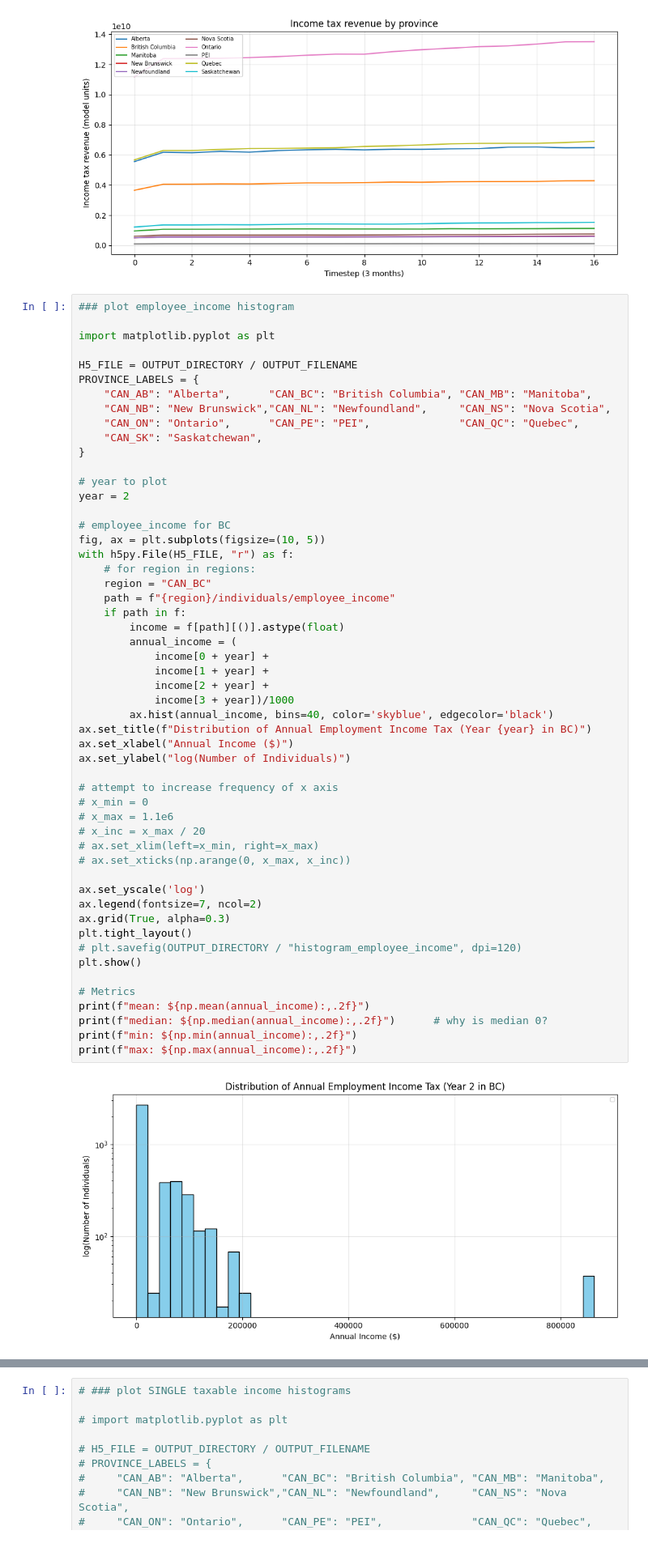
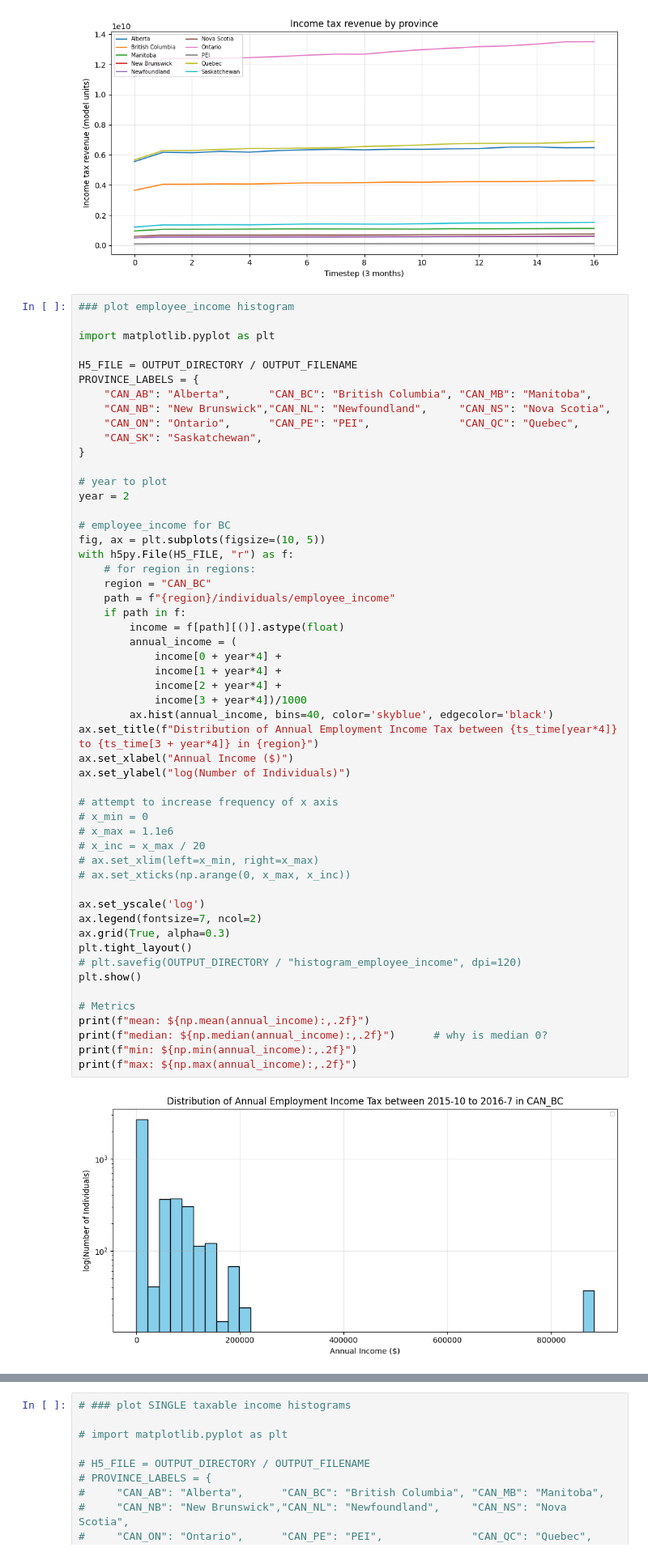
Before and after one commit to bcgov/macroabm-ca, a Jupyter notebook: scenarios/pit_basic.ipynb, the cells around one changed output, grey strips where cells are left out. Shown at 81% size. Drawn from its saved outputs; the diff is of its cells as text.

Commit message:
Updated logic to allow comparison between scenarios

```diff
--- a/scenarios/pit_basic.ipynb
+++ b/scenarios/pit_basic.ipynb
@@ -877,36 +877,36 @@ with h5py.File(H5_FILE, "r") as f:
     # for region in regions:
     region = "CAN_BC"
     path = f"{region}/individuals/employee_income"
     if path in f:
         income = f[path][()].astype(float)
         annual_income = (
-            income[0 + year] +
-            income[1 + year] +
-            income[2 + year] +
-            income[3 + year])/1000
+            income[0 + year*4] +
+            income[1 + year*4] +
+            income[2 + year*4] +
+            income[3 + year*4])/1000
         ax.hist(annual_income, bins=40, color='skyblue', edgecolor='black')
-ax.set_title(f"Distribution of Annual Employment Income Tax (Year {year} in BC)")
+ax.set_title(f"Distribution of Annual Employment Income Tax between {ts_time[year*4]} to {ts_time[3 + year*4]} in {region}")
 ax.set_xlabel("Annual Income ($)")
 ax.set_ylabel("log(Number of Individuals)")
 
 # attempt to increase frequency of x axis
 # x_min = 0
 # x_max = 1.1e6
 # x_inc = x_max / 20
 # ax.set_xlim(left=x_min, right=x_max)
 # ax.set_xticks(np.arange(0, x_max, x_inc))
 
 ax.set_yscale('log')
 ax.legend(fontsize=7, ncol=2)
 ax.grid(True, alpha=0.3)
 plt.tight_layout()
 # plt.savefig(OUTPUT_DIRECTORY / "histogram_employee_income", dpi=120)
 plt.show()
 
 # Metrics
 print(f"mean: ${np.mean(annual_income):,.2f}")
 print(f"median: ${np.median(annual_income):,.2f}")      # why is median 0?
 print(f"min: ${np.min(annual_income):,.2f}")
 print(f"max: ${np.max(annual_income):,.2f}")
 # %% [output]
-[figure, old version]
+[figure, new version]
```
Also changed, not shown: parts of 2 cells of this notebook, 5 other files.
